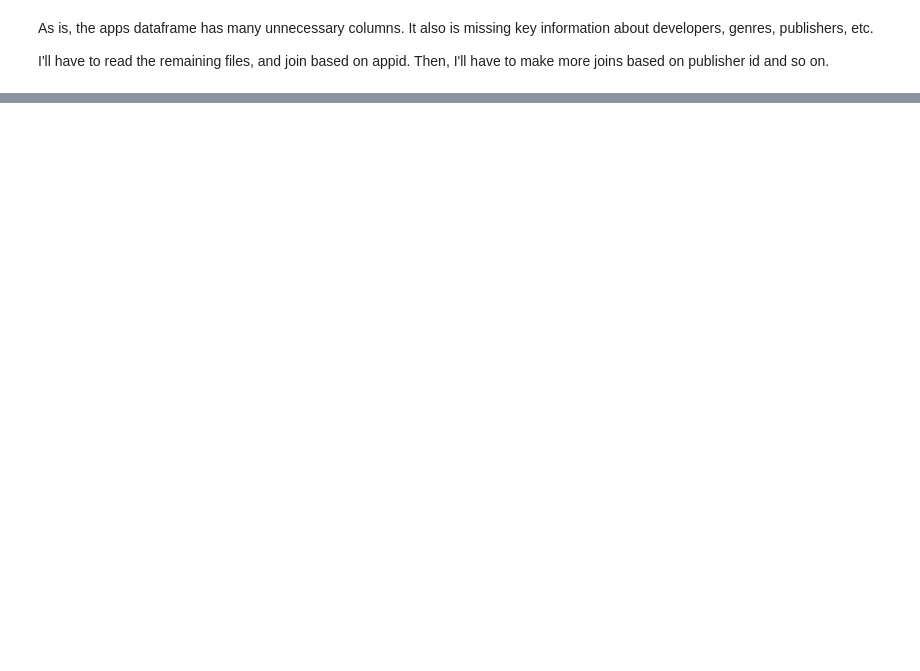
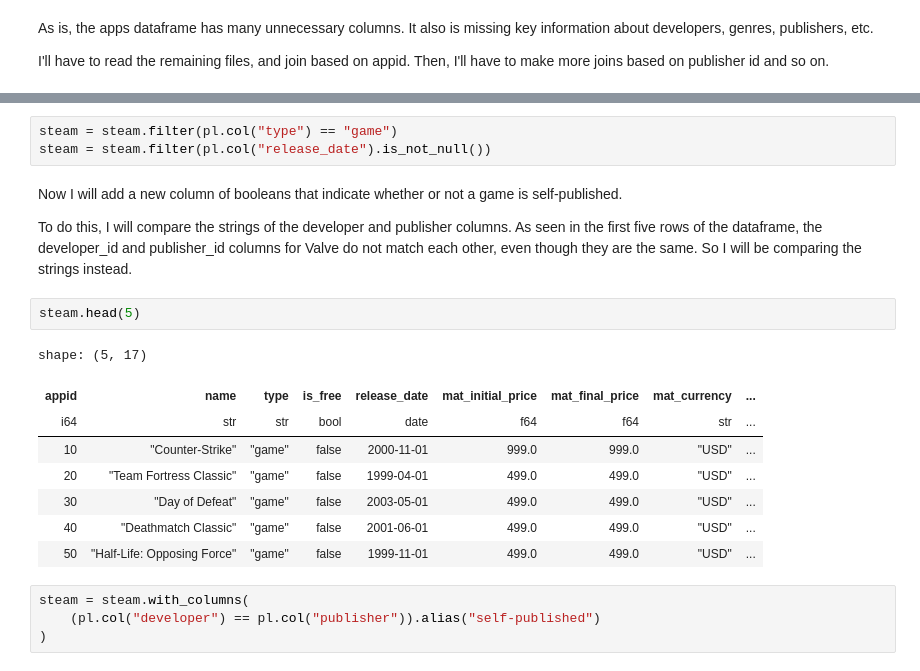
Before and after one commit to EvDev3/SteamPublishingEDA, a Jupyter notebook: SteamSaleEDA.ipynb, the cells around one changed output, grey strips where cells are left out. Drawn from its saved outputs; the diff is of its cells as text; blank space fills up the shorter version.

```diff
--- a/SteamSaleEDA.ipynb
+++ b/SteamSaleEDA.ipynb
@@ -57,0 +125,22 @@ Trying to change the respository right now
+# %%
+steam = steam.filter(pl.col("type") == "game")
+steam = steam.filter(pl.col("release_date").is_not_null())
+# %% [markdown]
+Now I will add a new column of booleans that indicate whether or not a game is self-published.
+
+To do this, I will compare the strings of the developer and publisher columns. As seen in the first five rows of the dataframe, the developer_id and publisher_id columns for Valve do not match each other, even though they are the same. So I will be comparing the strings instead.
+# %%
+steam.head(5)
+# %% [output]
+shape: (5, 17)
+| appid | name | type | is_free | release_date | mat_initial_price | mat_final_price | mat_currency | ... |
+| i64 | str | str | bool | date | f64 | f64 | str | ... |
+| 10 | "Counter-Strike" | "game" | false | 2000-11-01 | 999.0 | 999.0 | "USD" | ... |
+| 20 | "Team Fortress Classic" | "game" | false | 1999-04-01 | 499.0 | 499.0 | "USD" | ... |
+| 30 | "Day of Defeat" | "game" | false | 2003-05-01 | 499.0 | 499.0 | "USD" | ... |
+| 40 | "Deathmatch Classic" | "game" | false | 2001-06-01 | 499.0 | 499.0 | "USD" | ... |
+| 50 | "Half-Life: Opposing Force" | "game" | false | 1999-11-01 | 499.0 | 499.0 | "USD" | ... |
+# %%
+steam = steam.with_columns(
+    (pl.col("developer") == pl.col("publisher")).alias("self-published")
+)
```
Also changed, not shown: parts of 22 cells of this notebook, 1 other file.
